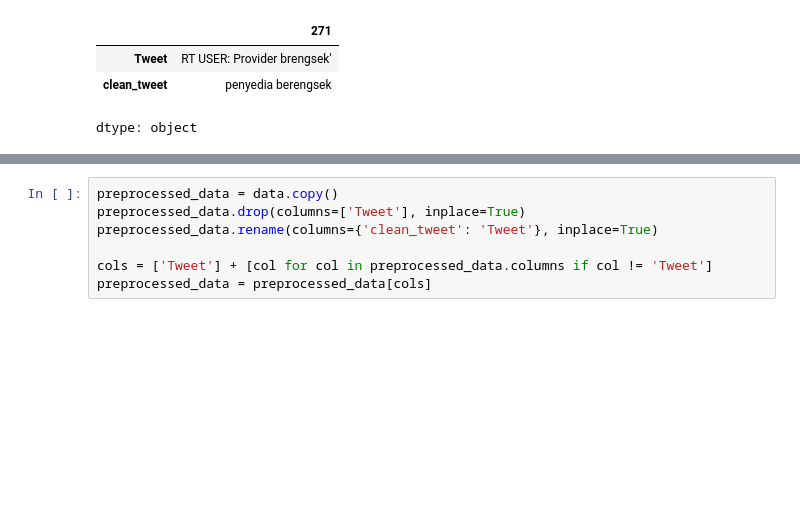
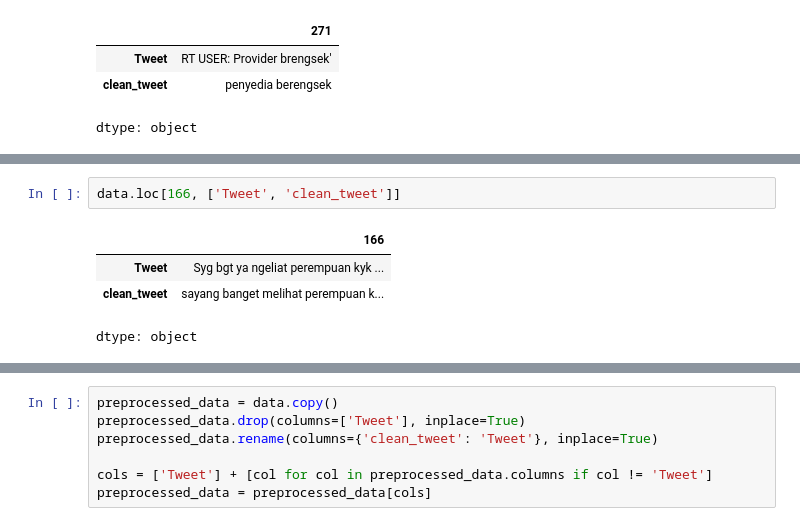
Before and after one commit to TugasAkhir-HateSpeechDetection/HateSpeechDetection-ML, a Jupyter notebook: HateSpeech_Preprocessing.ipynb, the cells around one changed output, grey strips where cells are left out. Drawn from its saved outputs; the diff is of its cells as text; blank space fills up the shorter version.

```diff
--- a/HateSpeech_Preprocessing.ipynb
+++ b/HateSpeech_Preprocessing.ipynb
@@ -172,0 +197,7 @@ dtype: object
+# %%
+data.loc[166, ['Tweet', 'clean_tweet']]
+# %% [output]
+|  | 166 |
+| Tweet | Syg bgt ya ngeliat perempuan kyk ... |
+| clean_tweet | sayang banget melihat perempuan k... |
+dtype: object
```
Also changed, not shown: parts of 7 cells of this notebook.
